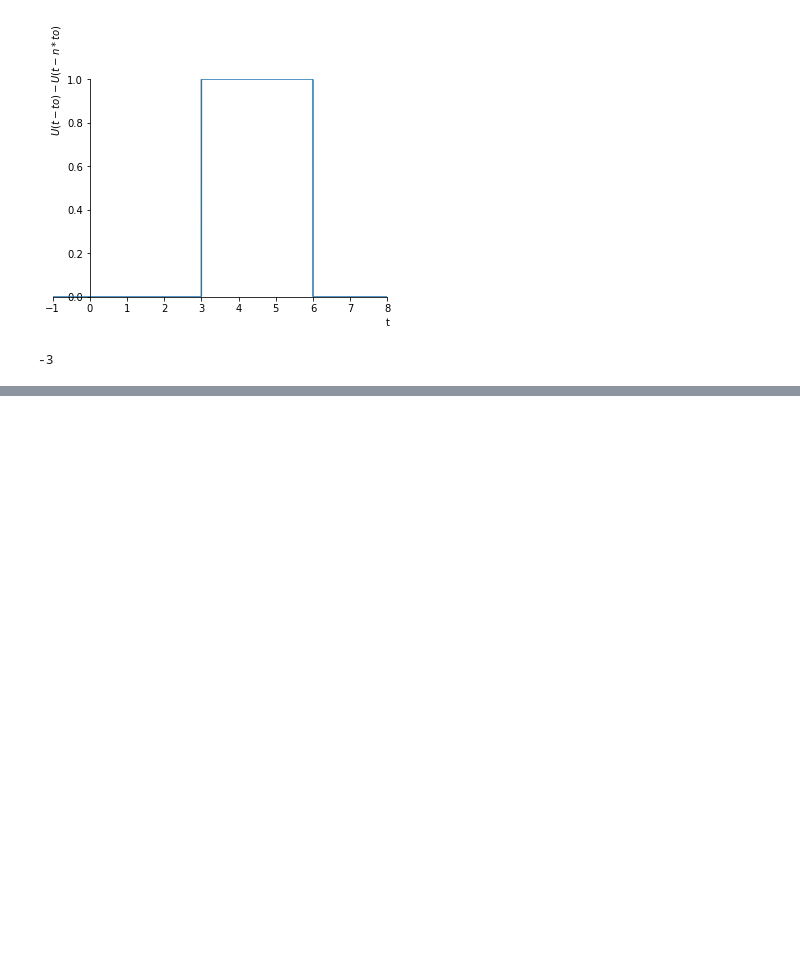
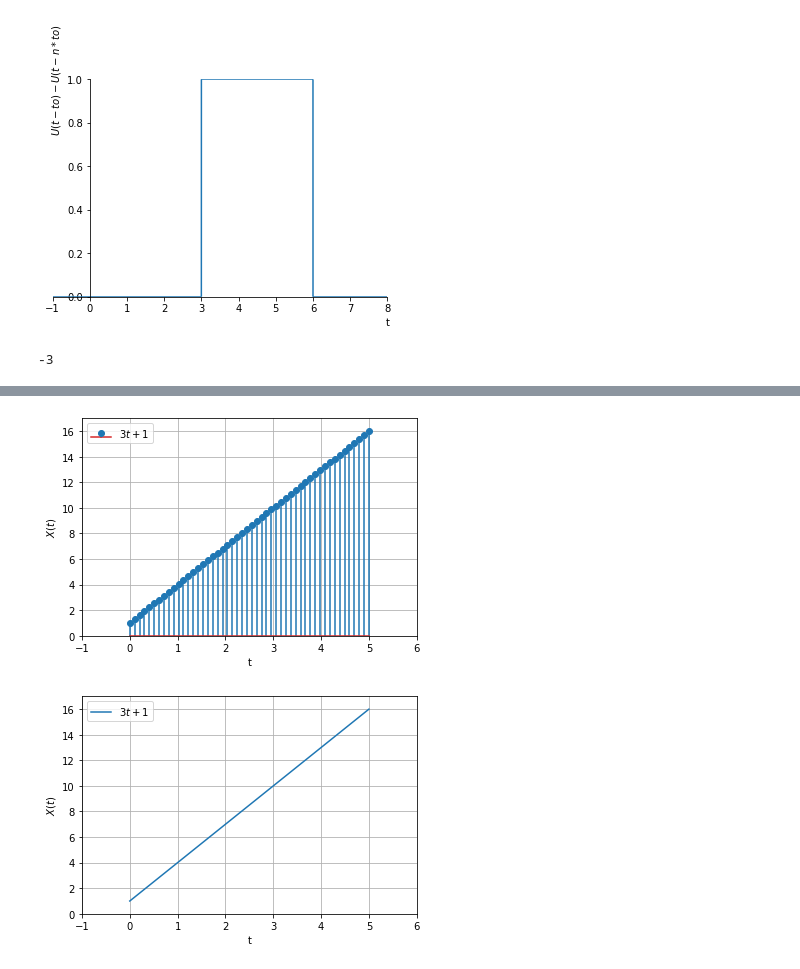
Before and after one commit to sejaramillotr/Taller1, a Jupyter notebook: Taller1.ipynb, the cells around one changed output, grey strips where cells are left out. Cells and saved outputs as stored; diff of their text form; code cells hidden in the pictures; blank space fills up the shorter version.

```diff
--- a/Taller1.ipynb
+++ b/Taller1.ipynb
@@ -108,0 +253,42 @@ Como se aprecia, son dos funciones periódicas aunque en diferentes ejes, por lo
+# %%
+import numpy as np
+import matplotlib.pyplot as plt
+
+#Gráfica señal 1.1
+a=0
+b=5
+N=50
+x=np.linspace(a,b,N)
+y= 3*x+1
+
+
+
+plt.stem(x,y,label="$3t + 1$")
+plt.grid()
+plt.legend(loc='upper left')
+plt.xlim(a-1,b+1)
+plt.xlabel("t")
+plt.ylabel("$X(t)$")
+plt.ylim(min(y)-1,max(y)+1)
+plt.show()
+
+#Gráfica señal 1.2
+a=0
+b=5
+N=50
+x=np.linspace(a,b,N)
+y= 3*x+1
+
+
+
+plt.plot(x,y,label="$3t + 1$")
+plt.grid()
+plt.legend(loc='upper left')
+plt.xlim(a-1,b+1)
+plt.xlabel("t")
+plt.ylabel("$X(t)$")
+plt.ylim(min(y)-1,max(y)+1)
+plt.show()
+# %% [output]
+[figure, added]
+[figure, added]
```
Also changed, not shown: parts of 25 cells of this notebook.
